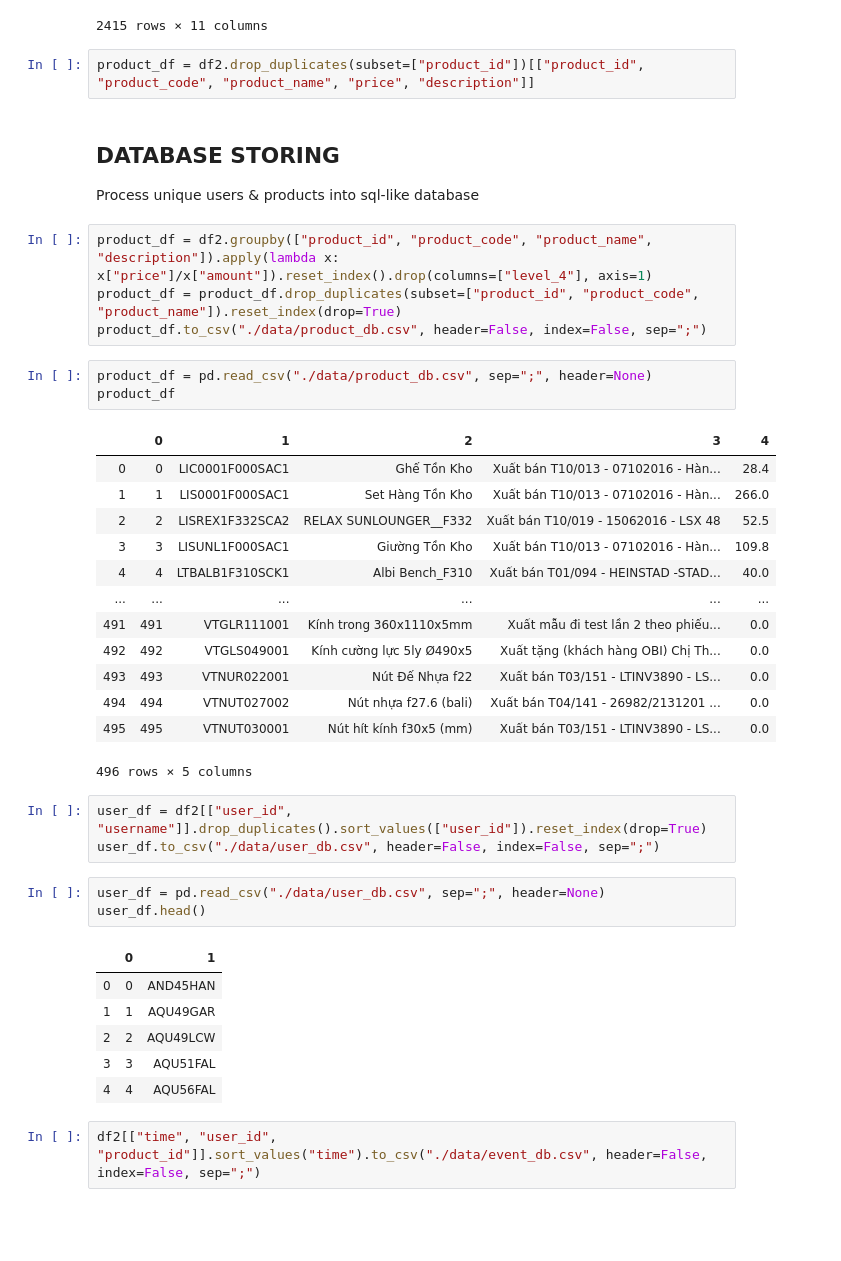
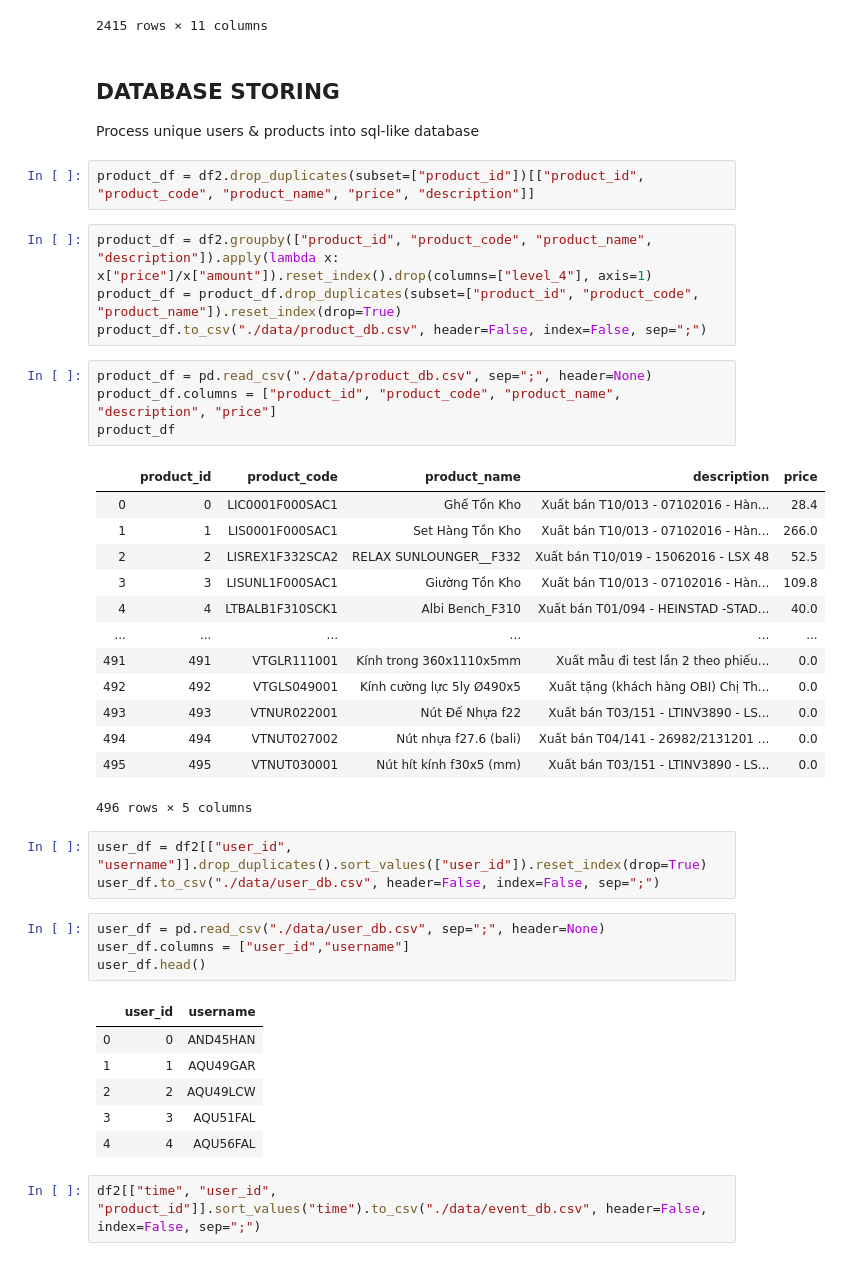
Before and after one commit to dzungcamlang/recsys_ecommerce, a Jupyter notebook: recsys/recsys_furniture_dataset.ipynb, the cells around one changed output. Drawn from its saved outputs; the diff is of its cells as text; blank space fills up the shorter version.

Commit message:
update training-processing notebook

```diff
--- a/recsys/recsys_furniture_dataset.ipynb
+++ b/recsys/recsys_furniture_dataset.ipynb
@@ -88,21 +88,22 @@ df2
 | 2413 | 21 | XBH011704/140 | 2017-04-28 | Xuất bán T04/140 - LTINV7042 - LS... | 26 | New Birkemose Chair_F310 | 1976.0 | 20056.4 | 1 | ... |
 | 2414 | 21 | XBH011704/144 | 2017-04-28 | Xuất bán T04/144 - LTINV3101 - LS... | 38 | New Bork Chair F310 | 720.0 | 10512.0 | 1 | ... |
 2415 rows × 11 columns
+# %% [markdown]
+## DATABASE STORING
+
+Process unique users & products into sql-like database
 # %%
 product_df = df2.drop_duplicates(subset=["product_id"])[["product_id", "product_code", "product_name", "price", "description"]]
-# %% [markdown]
-## DATABASE STORING
-
-Process unique users & products into sql-like database
 # %%
 product_df = df2.groupby(["product_id", "product_code", "product_name", "description"]).apply(lambda x: x["price"]/x["amount"]).reset_index().drop(columns=["level_4"], axis=1)
 product_df = product_df.drop_duplicates(subset=["product_id", "product_code", "product_name"]).reset_index(drop=True)
 product_df.to_csv("./data/product_db.csv", header=False, index=False, sep=";")
 # %%
 product_df = pd.read_csv("./data/product_db.csv", sep=";", header=None)
+product_df.columns = ["product_id", "product_code", "product_name", "description", "price"]
 product_df
 # %% [output]
-|  | 0 | 1 | 2 | 3 | 4 |
+|  | product_id | product_code | product_name | description | price |
 | 0 | 0 | LIC0001F000SAC1 | Ghế Tồn Kho | Xuất bán T10/013 - 07102016 - Hàn... | 28.4 |
 | 1 | 1 | LIS0001F000SAC1 | Set Hàng Tồn Kho | Xuất bán T10/013 - 07102016 - Hàn... | 266.0 |
 | 2 | 2 | LISREX1F332SCA2 | RELAX SUNLOUNGER__F332 | Xuất bán T10/019 - 15062016 - LSX 48 | 52.5 |
@@ -120,9 +121,10 @@ user_df = df2[["user_id", "username"]].drop_duplicates().sort_values(["user_id"]
 user_df.to_csv("./data/user_db.csv", header=False, index=False, sep=";")
 # %%
 user_df = pd.read_csv("./data/user_db.csv", sep=";", header=None)
+user_df.columns = ["user_id","username"]
 user_df.head()
 # %% [output]
-|  | 0 | 1 |
+|  | user_id | username |
 | 0 | 0 | AND45HAN |
 | 1 | 1 | AQU49GAR |
 | 2 | 2 | AQU49LCW |
```
Also changed, not shown: parts of 2 cells of this notebook.
